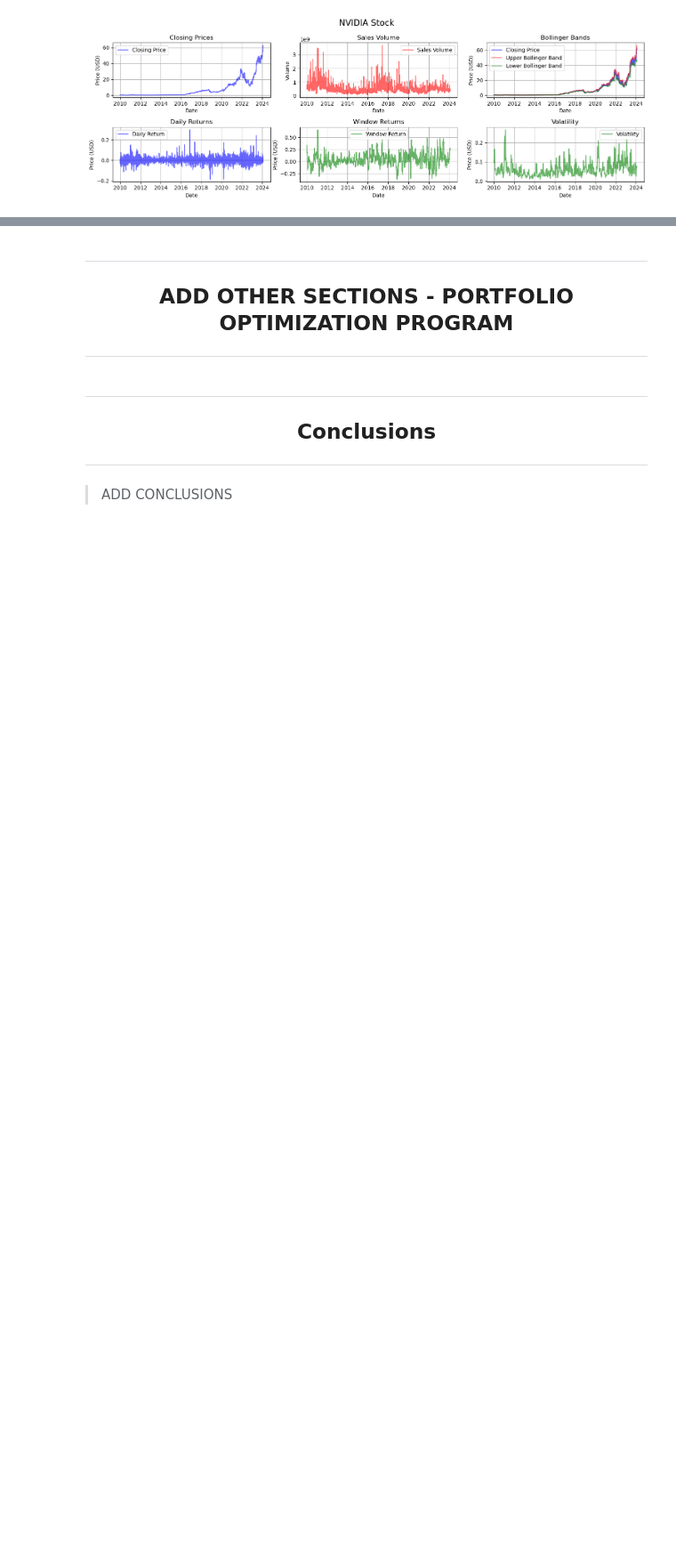
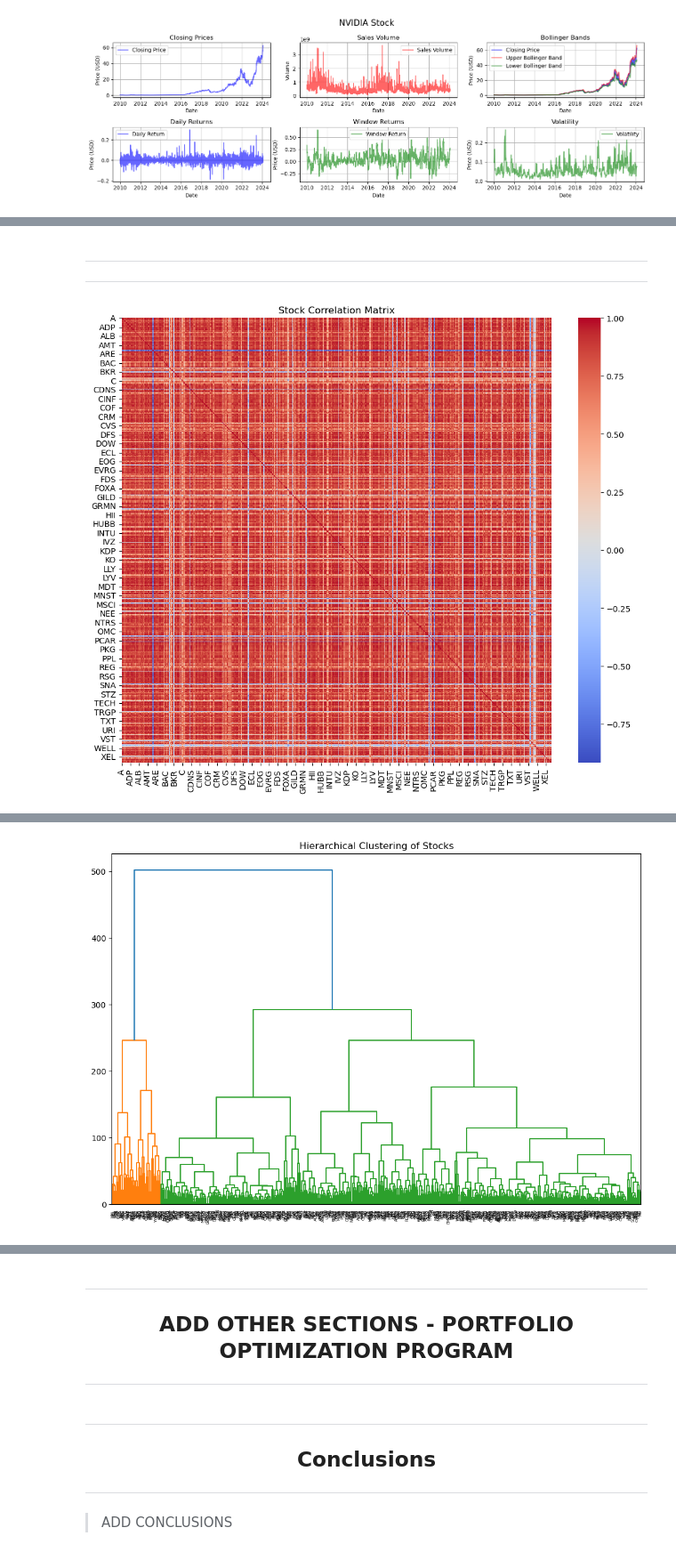
Before and after one commit to EstevesX10/SP500-Stock-Forecasting-and-Optimization, a Jupyter notebook: SP500 Stock Forecasting and Optimization/SP500 Stock Price Forecasting and Optimization.ipynb, the cells around one changed output, grey strips where cells are left out. Shown at 89% size. Cells and saved outputs as stored; diff of their text form; code cells hidden in the pictures; blank space fills up the shorter version.

```diff
--- a/SP500 Stock Forecasting and Optimization/SP500 Stock Price Forecasting and Optimization.ipynb
+++ b/SP500 Stock Forecasting and Optimization/SP500 Stock Price Forecasting and Optimization.ipynb
@@ -278,0 +287,4 @@ for symbol in extractedStocks:
+# %%
+# Merge all the Closing Prices from all the stocks
+stocksClosingPrices = mergeStocksClosingPrices(stocks=extractedStocks, pathsConfig=pathsConfig)
+stocksClosingPrices.head()
@@ -278,0 +299,3 @@ for symbol in extractedStocks:
+# %% [markdown]
+---
+---
@@ -278,0 +304,70 @@ for symbol in extractedStocks:
+# %%
+# TEST THE MOST REPRESENTATIVE STOCKS - TO MINIMIZE THE AMOUNT OF STOCKS TO TRAIN ON AND EVALUATE
+import pandas as pd
+from sklearn.preprocessing import StandardScaler
+from sklearn.cluster import KMeans
+from scipy.cluster.hierarchy import linkage, dendrogram
+import numpy as np
+import seaborn as sns
+import matplotlib.pyplot as plt
+
+df = stocksClosingPrices
+
+# 1. Normalize the Stock Prices
+stock_data = df.drop(columns=['Date'])  # Exclude the 'Date' column
+scaler = StandardScaler()
+normalized_data = scaler.fit_transform(stock_data)
+normalized_df = pd.DataFrame(normalized_data, columns=stock_data.columns)
+
+# 2. Compute the Correlation Matrix
+correlation_matrix = normalized_df.corr()
+
+# Visualize the Correlation Matrix
+plt.figure(figsize=(12, 10))
+sns.heatmap(correlation_matrix, cmap='coolwarm', annot=False)
+plt.title('Stock Correlation Matrix')
+plt.show()
+
+# 3. Cluster Stocks using K-Means
+kmeans = KMeans(n_clusters=5, random_state=42)  # Adjust n_clusters as needed
+clusters = kmeans.fit_predict(normalized_df.T)  # Transpose to cluster stocks (columns)
+
+# Add cluster labels to stocks
+clustered_stocks = pd.DataFrame({
+    'Stock': normalized_df.columns,
+    'Cluster': clusters
+})
+print("Clustered Stocks:")
+print(clustered_stocks)
+
+# 4. Hierarchical Clustering (Optional for Visualization)
+linked = linkage(normalized_df.T, method='ward')
+plt.figure(figsize=(12, 8))
+dendrogram(linked, labels=normalized_df.columns, leaf_rotation=90)
+plt.title('Hierarchical Clustering of Stocks')
+plt.show()
+
+# 5. Select Representative Stocks
+representative_stocks = []
+for cluster_id in range(kmeans.n_clusters):
+    # Get stocks in the cluster
+    cluster_indices = np.where(clusters == cluster_id)[0]
+    cluster_stocks = normalized_df.iloc[:, cluster_indices]
+
+    # Compute the centroid
+    centroid = kmeans.cluster_centers_[cluster_id]
+
+    # Find the stock closest to the centroid
+    closest_stock_idx = np.argmin(np.linalg.norm(cluster_stocks.T - centroid, axis=1))
+    representative_stocks.append(normalized_df.columns[cluster_indices[closest_stock_idx]])
+
+print(np.unique(kmeans.n_clusters))
+
+print("Representative Stocks:", representative_stocks)
+
+# 6. Evaluate Representativeness
+for stock in representative_stocks:
+    avg_correlation = correlation_matrix[stock].mean()
+    print(f"{stock}: Average correlation = {avg_correlation:.2f}")
+# %% [output]
+[figure, added]
@@ -278,0 +389 @@ for symbol in extractedStocks:
+[figure, added]
```
Also changed, not shown: parts of 24 cells of this notebook.
